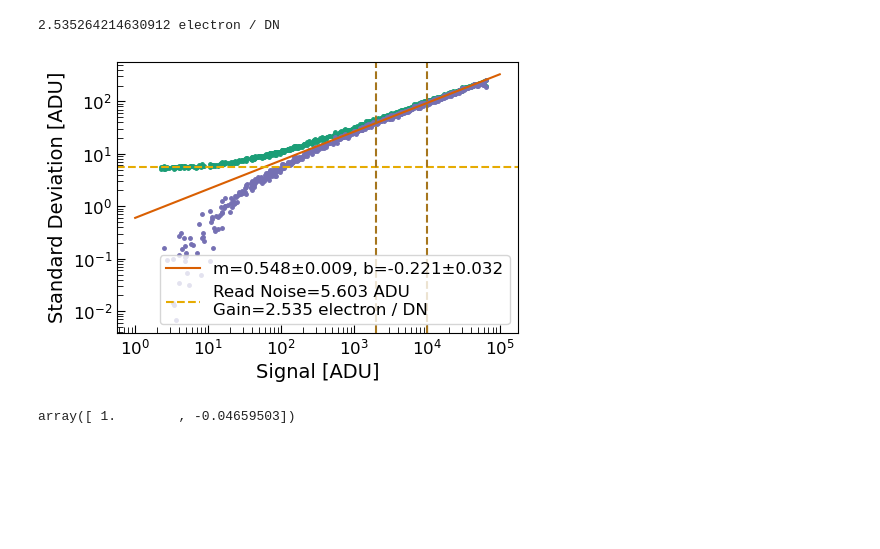
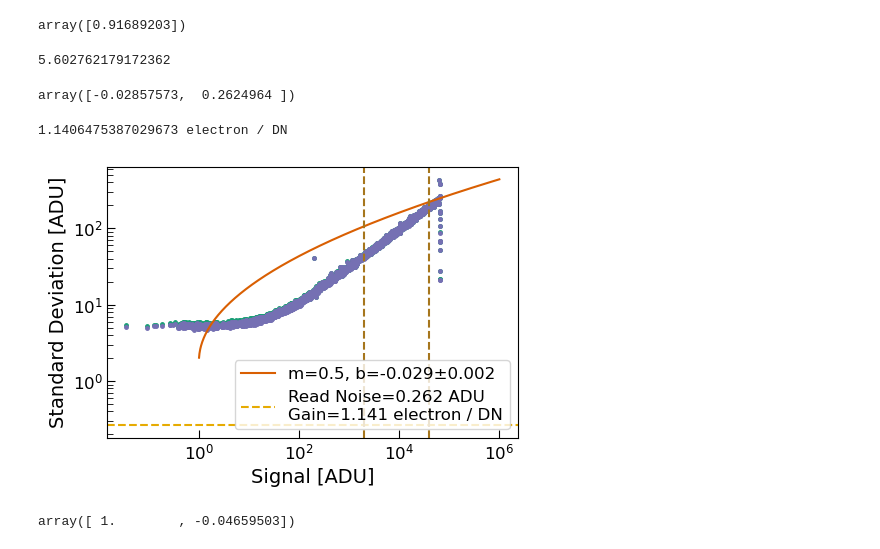
Before and after one commit to brockparker/Research, a Jupyter notebook: CCDs/Sophia/ptc_test.ipynb, the cells around one changed output. Saved outputs shown, nothing was run; the diff lists cells and outputs as text; code cells hidden in the pictures; blank space fills up the shorter version.

```diff
--- a/CCDs/Sophia/ptc_test.ipynb
+++ b/CCDs/Sophia/ptc_test.ipynb
@@ -126,41 +197,54 @@ def fit_log_line(xdata, ydata, rn):
+# %%
+10**popt
+# %% [output]
+array([0.91689203])
+# %%
+rn = np.mean(rn_array)
+print(rn)
+rn = 4.97
+
+lower = 2e3
+upper = 4e4
+
+cut_idx = (signal_array>lower) & (signal_array<upper)
+
+popt, perr = fit_rn_line(signal_array[cut_idx], error_array[cut_idx])
+# %% [output]
+5.602762179172362
+# %%
+popt
+# %% [output]
+array([-0.02857573,  0.2624964 ])
 # %%
-rn = np.mean(rn_array)
-
-lower = 2e3
-upper = 1e4
-
-cut_idx = (signal_array>lower) & (signal_array<upper)
-
-popt, perr = fit_log_line(signal_array[cut_idx], error_array[cut_idx], rn)
-
-calc_gain = 10**(-popt[1]/popt[0]) * u.electron / u.DN
+rn = popt[1]
+calc_gain = 10**(-popt[0]/0.5) * u.electron / u.DN
 
 print(calc_gain)
 
 fig, ax = plt.subplots(layout='tight', figsize=(5,3.5))
 
-x = np.linspace(0, 5, 1000)
+x = np.linspace(-2, 6, 1000)
 
 ax.plot(signal_array, error_array, ls='', marker='.', color=colors[0], markersize=5)
 ax.plot(signal_array, error_array-rn, ls='', marker='.', color=colors[2], markersize=5)
-# ax.plot(10**x, 10**line(x, 0.5, *popt), ls='-', color=colors[1], label='m=0.5, b={:.3f}±{:.3f}'.format(popt[0], perr[0]))
-ax.plot(10**x, 10**line(x, *popt), ls='-', color=colors[1], label='m={:.3f}±{:.3f}, b={:.3f}±{:.3f}'.format(popt[0], perr[0], popt[1], perr[1]))
+ax.plot(10**x, 10**model(x, *popt), ls='-', color=colors[1], label='m=0.5, b={:.3f}±{:.3f}'.format(popt[0], perr[0]))
+# ax.plot(10**x, 10**line(x, *popt), ls='-', color=colors[1], label='m=0.5, b={:.3f}±{:.3f}'.format(popt[0], perr[0]))
 
 ax.set_xlabel(r'Signal [ADU]')
 ax.set_ylabel(r'Standard Deviation [ADU]')
 ax.tick_params(axis='both', direction='in', which='both')
 plt.axhline(rn, ls='--', color=colors[5], label='Read Noise={:.3f} ADU\nGain={:.3f}'.format(rn, calc_gain))
 plt.axvline(lower, ls='--', color=colors[6])
 plt.axvline(upper, ls='--', color=colors[6])
 plt.xscale('log')
 plt.yscale('log')
 plt.legend(loc='lower right')
 fig.tight_layout()
 #plt.savefig(save_dir + r'\Sophia_PTC_Bias_20241102.png'.format(step),dpi = 500)
 plt.show()
 # %% [output]
-2.535264214630912 electron / DN
+1.1406475387029673 electron / DN
-[figure, old version]
+[figure, new version]
 # %%
 popt
 # %% [output]
```
Also changed, not shown: parts of 6 cells of this notebook, 6 other files.
